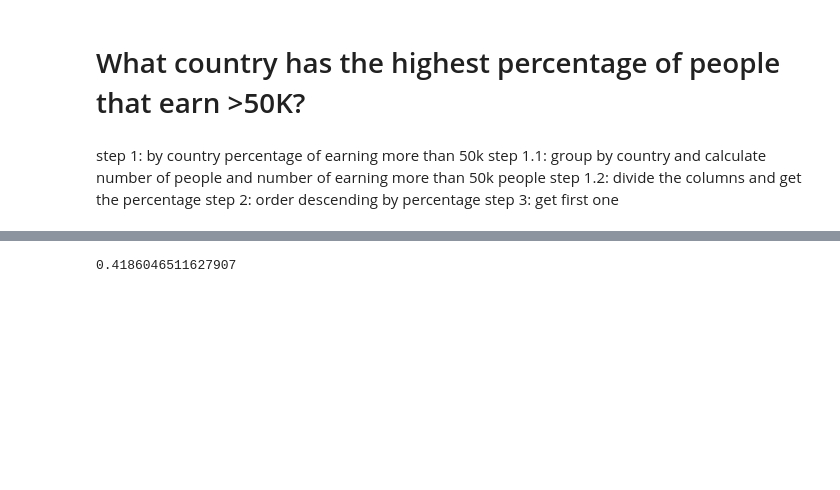
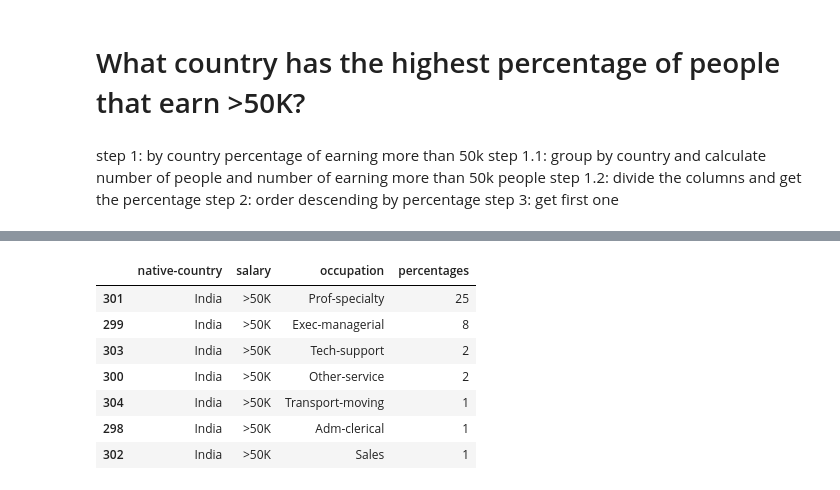
Before and after one commit to PeterAvgerinos/PyCerts, a Jupyter notebook: PyDataAn/problems/problem2/Untitled1.ipynb, the cells around one changed output, grey strips where cells are left out. Saved outputs shown, nothing was run; the diff lists cells and outputs as text; code cells hidden in the pictures; blank space fills up the shorter version.

```diff
--- a/PyDataAn/problems/problem2/Untitled1.ipynb
+++ b/PyDataAn/problems/problem2/Untitled1.ipynb
@@ -138,9 +138,17 @@ percentages_by_country.head(5)
 # %%
 percentages_by_country = percentages_by_country.reset_index()
 # %%
-percentages_by_country[percentages_by_country['salary'] == '>50K'].sort_values(by = ['percentages'], ascending=False).iloc[0][2]
+popular_occupations = percentages_by_country[percentages_by_country['salary'] == '>50K'].sort_values(by = ['percentages'], ascending=False)
+popular_occupations[popular_occupations['native-country'] == 'India']
 # %% [output]
-0.4186046511627907
+|  | native-country | salary | occupation | percentages |
+| 301 | India | >50K | Prof-specialty | 25 |
+| 299 | India | >50K | Exec-managerial | 8 |
+| 303 | India | >50K | Tech-support | 2 |
+| 300 | India | >50K | Other-service | 2 |
+| 304 | India | >50K | Transport-moving | 1 |
+| 298 | India | >50K | Adm-clerical | 1 |
+| 302 | India | >50K | Sales | 1 |
 # %%
 highest_earning_country = None
 highest_earning_country_percentage = None
```
Also changed, not shown: parts of 11 cells of this notebook.
